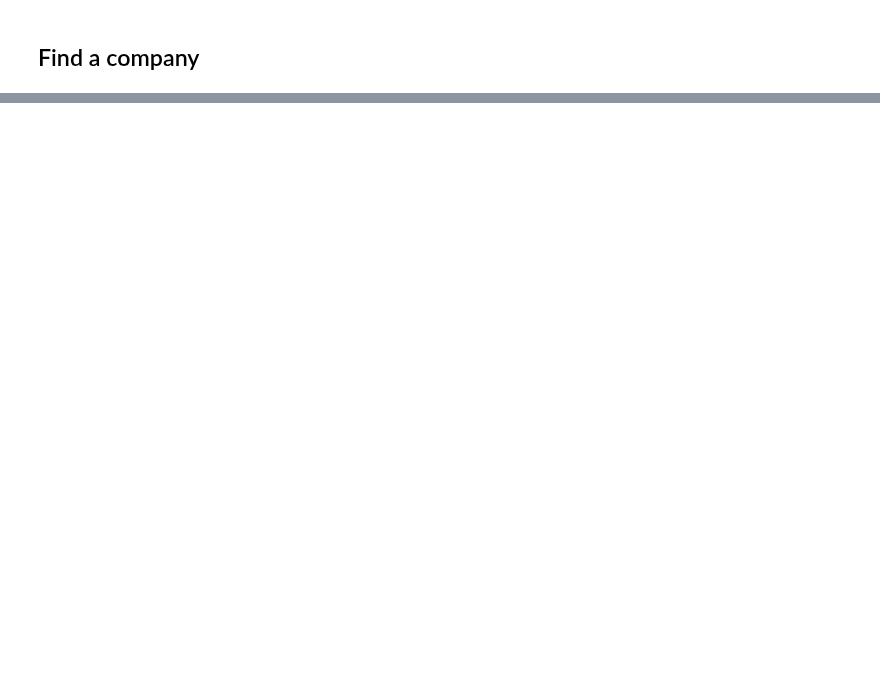
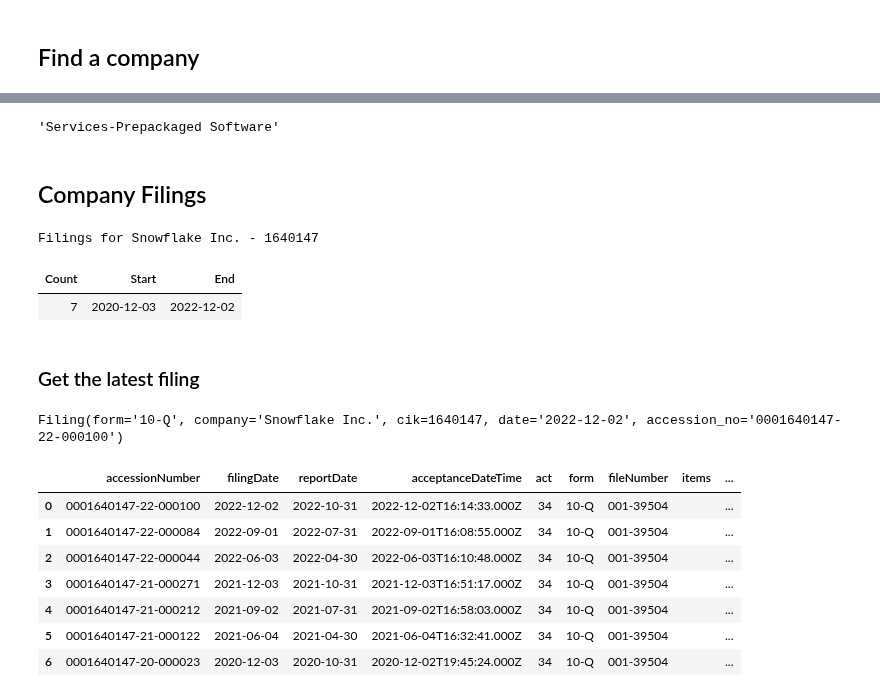
Before and after one commit to dgunning/edgartools, a Jupyter notebook: notebooks/Companies.ipynb, the cells around one changed output, grey strips where cells are left out. Cells and saved outputs as stored; diff of their text form; code cells hidden in the pictures; blank space fills up the shorter version.

```diff
--- a/notebooks/Companies.ipynb
+++ b/notebooks/Companies.ipynb
@@ -23,0 +79,30 @@ Expedia Group, Inc.
+# %%
+snow.industry
+# %% [output]
+'Services-Prepackaged Software'
+# %% [markdown]
+## Company Filings
+# %%
+filings = snow.get_filings(form='10-Q')
+filings
+# %% [output]
+Filings for Snowflake Inc. - 1640147
+| Count | Start | End |
+| 7 | 2020-12-03 | 2022-12-02 |
+# %% [markdown]
+### Get the latest filing
+# %%
+snow.get_filings(form='10-Q').latest()
+# %% [output]
+Filing(form='10-Q', company='Snowflake Inc.', cik=1640147, date='2022-12-02', accession_no='0001640147-22-000100')
+# %%
+filings.to_pandas()
+# %% [output]
+|  | accessionNumber | filingDate | reportDate | acceptanceDateTime | act | form | fileNumber | items | ... |
+| 0 | 0001640147-22-000100 | 2022-12-02 | 2022-10-31 | 2022-12-02T16:14:33.000Z | 34 | 10-Q | 001-39504 |  | ... |
+| 1 | 0001640147-22-000084 | 2022-09-01 | 2022-07-31 | 2022-09-01T16:08:55.000Z | 34 | 10-Q | 001-39504 |  | ... |
+| 2 | 0001640147-22-000044 | 2022-06-03 | 2022-04-30 | 2022-06-03T16:10:48.000Z | 34 | 10-Q | 001-39504 |  | ... |
+| 3 | 0001640147-21-000271 | 2021-12-03 | 2021-10-31 | 2021-12-03T16:51:17.000Z | 34 | 10-Q | 001-39504 |  | ... |
+| 4 | 0001640147-21-000212 | 2021-09-02 | 2021-07-31 | 2021-09-02T16:58:03.000Z | 34 | 10-Q | 001-39504 |  | ... |
+| 5 | 0001640147-21-000122 | 2021-06-04 | 2021-04-30 | 2021-06-04T16:32:41.000Z | 34 | 10-Q | 001-39504 |  | ... |
+| 6 | 0001640147-20-000023 | 2020-12-03 | 2020-10-31 | 2020-12-02T19:45:24.000Z | 34 | 10-Q | 001-39504 |  | ... |
```
Also changed, not shown: parts of 26 cells of this notebook.
